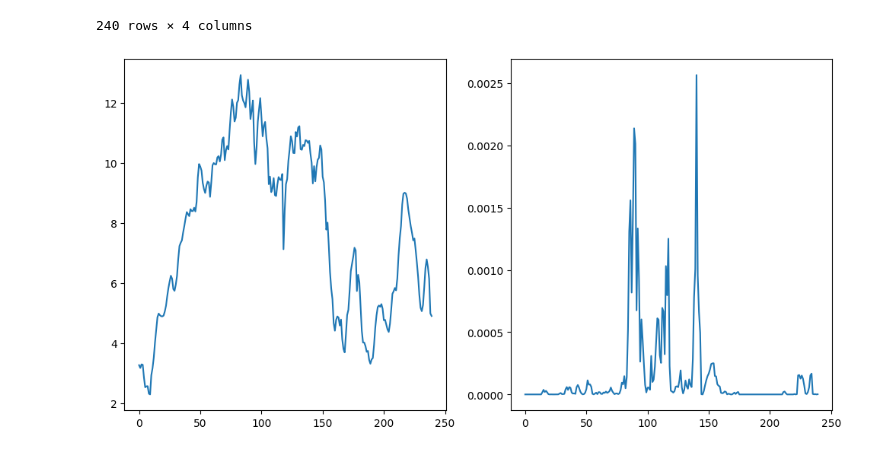
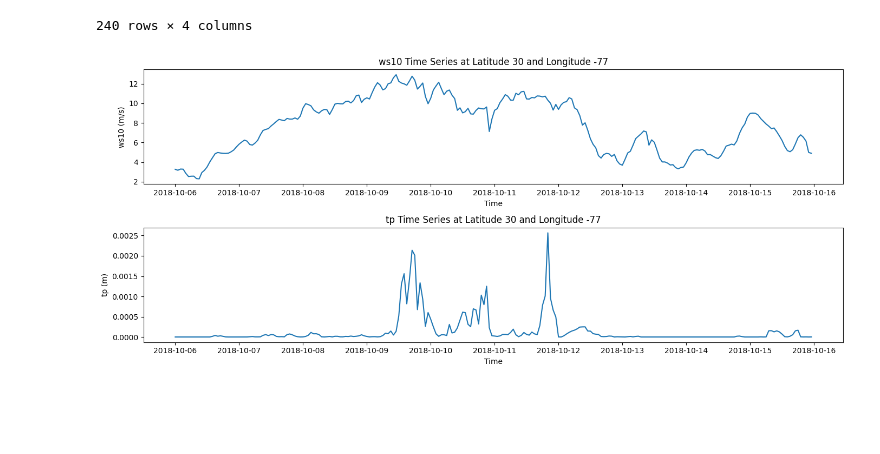
Before and after one commit to MujtaGit/Extreme_Weather_Correlation, a Jupyter notebook: EDA.ipynb, the cells around one changed output. Saved outputs shown, nothing was run; the diff lists cells and outputs as text; code cells hidden in the pictures; blank space fills up the shorter version.

```diff
--- a/EDA.ipynb
+++ b/EDA.ipynb
@@ -701,12 +701,21 @@ specific_point
 | 2018-10-15 22:00:00 | 4.992304 | 0.000000e+00 | 101974.4375 | 301.624023 |
 | 2018-10-15 23:00:00 | 4.906926 | 1.430511e-06 | 101980.0000 | 301.624023 |
 240 rows × 4 columns
-# %%
-plt.figure(figsize=(12,6))
-plt.subplot(121)
-plt.plot(specific_point.ws10.values)
-
-plt.subplot(122)
-plt.plot(specific_point.tp.values);
-# %% [output]
-[figure, removed]
+# %%
+plt.figure(figsize=(14,6))
+plt.subplot(211)
+plt.plot(specific_point.ws10)
+plt.title('ws10 Time Series at Latitude 30 and Longitude -77')
+plt.xlabel('Time')
+plt.ylabel('ws10 (m/s)')
+
+plt.subplot(212)
+plt.plot(specific_point.tp)
+plt.title('tp Time Series at Latitude 30 and Longitude -77')
+plt.xlabel('Time')
+plt.ylabel('tp (m)')
+
+plt.tight_layout()
+plt.show();
+# %% [output]
+[figure, added]
```
Also changed, not shown: parts of 19 cells of this notebook.
